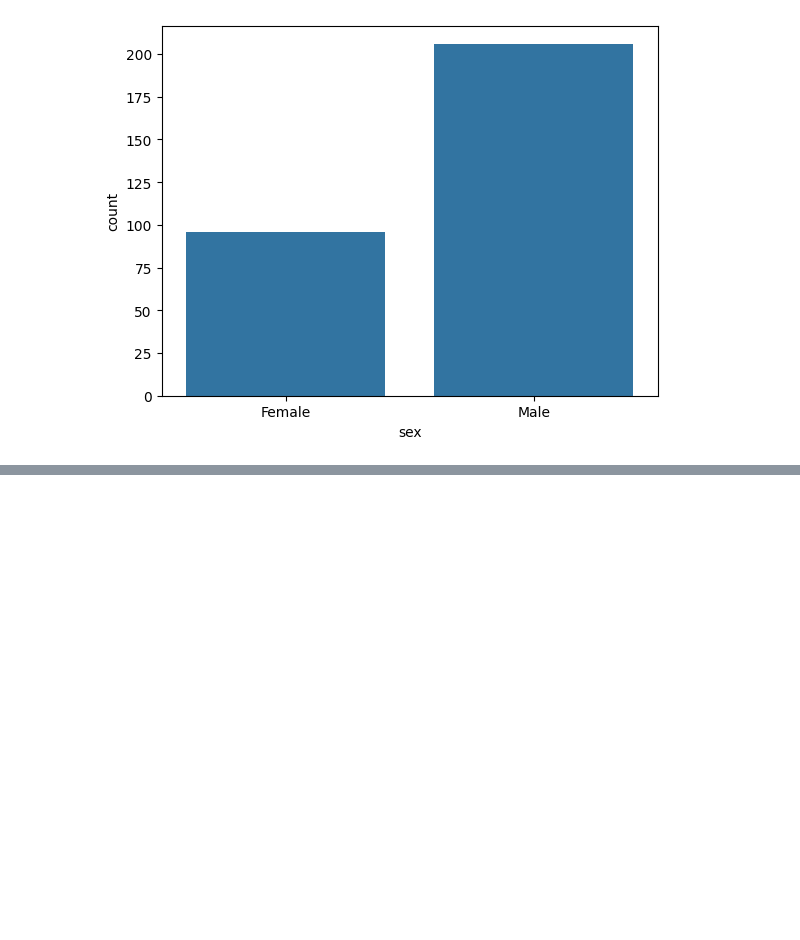
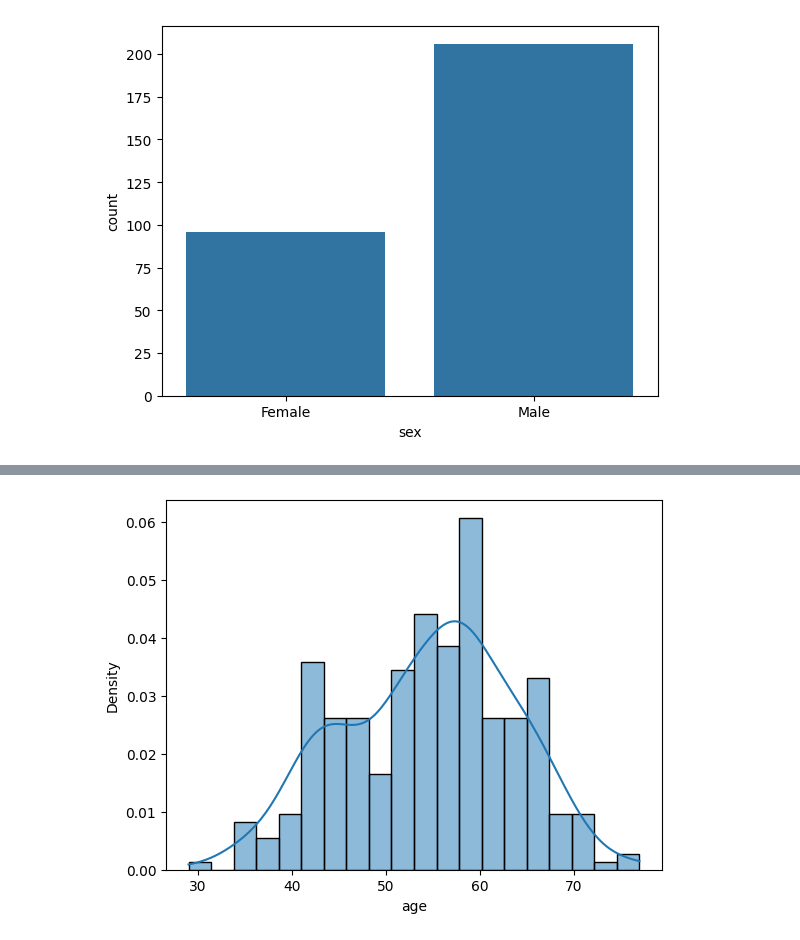
Before and after one commit to yash66gupta/Heart-disease-analysis, a Jupyter notebook: Heart_disease_data_analysis.ipynb, the cells around one changed output, grey strips where cells are left out. Saved outputs shown, nothing was run; the diff lists cells and outputs as text; code cells hidden in the pictures; blank space fills up the shorter version.

```diff
--- a/Heart_disease_data_analysis.ipynb
+++ b/Heart_disease_data_analysis.ipynb
@@ -142,0 +157,5 @@ plt.show()
+# %%
+sns.histplot(df1["age"], kde=True, stat="density",bins=20)
+plt.show()
+# %% [output]
+[figure, added]
```
Also changed, not shown: parts of 2 cells of this notebook.
